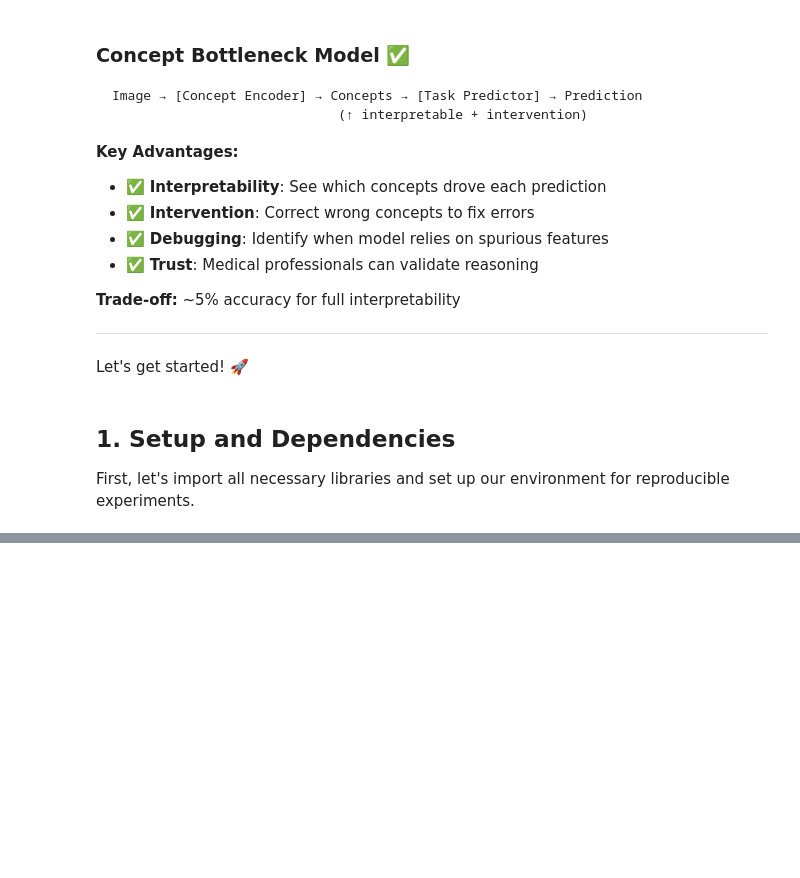
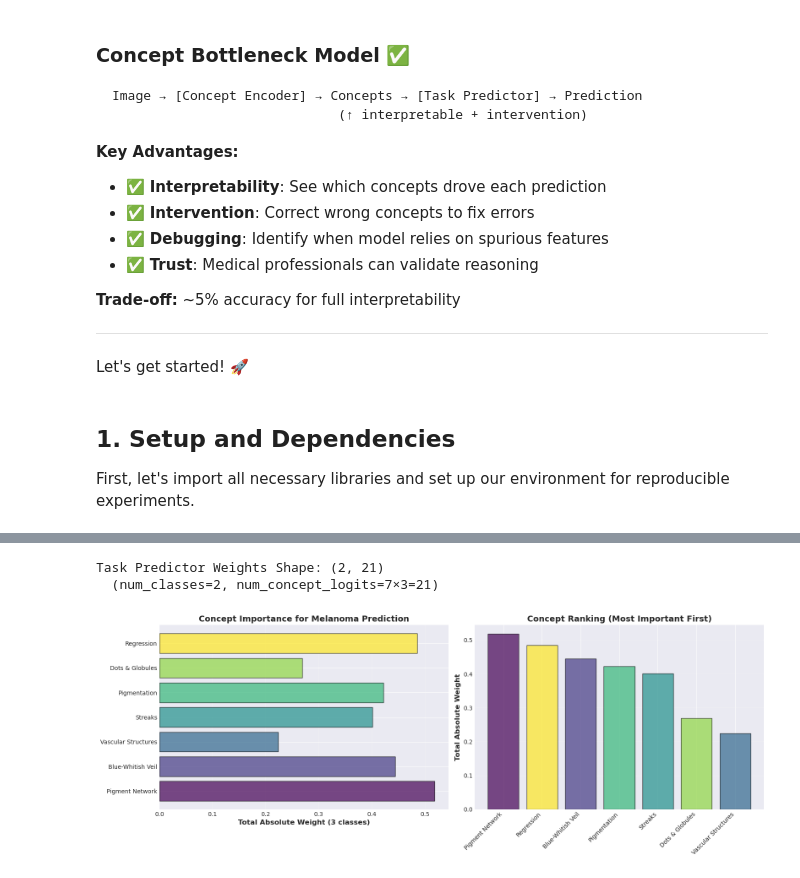
Before and after one commit to Matt-Cockayne/SkinCBM, a Jupyter notebook: notebooks/01_cbm_training_walkthrough.ipynb, the cells around one changed output, grey strips where cells are left out. Saved outputs shown, nothing was run; the diff lists cells and outputs as text; code cells hidden in the pictures; blank space fills up the shorter version.

```diff
--- a/notebooks/01_cbm_training_walkthrough.ipynb
+++ b/notebooks/01_cbm_training_walkthrough.ipynb
@@ -613,0 +699,69 @@ Now let's create PyTorch DataLoaders for efficient batch processing during train
+# %%
+# Get learned weights from linear task predictor
+# Shape: [num_classes=2, num_concept_logits=21]
+weights = best_model.task_predictor.predictor.weight.detach().cpu().numpy()
+
+print("Task Predictor Weights Shape:", weights.shape)
+print("  (num_classes=2, num_concept_logits=7×3=21)")
+
+# For each concept, sum the absolute weights across its 3 classes
+concept_importances = []
+for concept_idx in range(7):
+    # Get weights for this concept's 3 classes
+    start_idx = concept_idx * 3
+    end_idx = start_idx + 3
+
+    # Sum absolute values of melanoma class weights for these 3 classes
+    melanoma_weight = np.abs(weights[1, start_idx:end_idx]).sum()
+    concept_importances.append(melanoma_weight)
+
+concept_importances = np.array(concept_importances)
+
+# Visualize
+fig, (ax1, ax2) = plt.subplots(1, 2, figsize=(16, 6))
+
+# Bar plot of concept importance
+concept_names_display = CONCEPT_NAMES
+colors = plt.cm.viridis(np.linspace(0, 1, 7))
+
+ax1.barh(range(len(CONCEPT_NAMES)), concept_importances, color=colors, alpha=0.7, edgecolor='black')
+ax1.set_yticks(range(len(CONCEPT_NAMES)))
+ax1.set_yticklabels(concept_names_display)
+ax1.set_xlabel('Total Absolute Weight (3 classes)', fontsize=12, fontweight='bold')
+ax1.set_title('Concept Importance for Melanoma Prediction', fontsize=14, fontweight='bold')
+ax1.grid(axis='x', alpha=0.3)
+
+# Sorted by importance
+sorted_idx = np.argsort(concept_importances)[::-1]
+
+ax2.bar(range(len(CONCEPT_NAMES)), concept_importances[sorted_idx],
+        color=colors[sorted_idx], alpha=0.7, edgecolor='black')
+ax2.set_xticks(range(len(CONCEPT_NAMES)))
+ax2.set_xticklabels([concept_names_display[i] for i in sorted_idx], rotation=45, ha='right')
+ax2.set_ylabel('Total Absolute Weight', fontsize=12, fontweight='bold')
+ax2.set_title('Concept Ranking (Most Important First)', fontsize=14, fontweight='bold')
+ax2.grid(axis='y', alpha=0.3)
+
+plt.tight_layout()
+plt.show()
+
+# Print interpretation
+print("\n" + "=" * 70)
+print("Concept Importance Analysis:")
+print("=" * 70)
+print("\nRanked by total influence on melanoma prediction:\n")
+
+for rank, idx in enumerate(sorted_idx, 1):
+    importance = concept_importances[idx]
+    print(f"  {rank}. {concept_names_display[idx]:25s} {importance:.3f}")
+
+print("\n" + "=" * 70)
+print("Interpretation:")
+print("=" * 70)
+print("Higher values = More influence on final diagnosis")
+print("These weights show how much the model relies on each concept")
+print("for making its melanoma vs non-melanoma decision.")
+# %% [output]
+Task Predictor Weights Shape: (2, 21)
+  (num_classes=2, num_concept_logits=7×3=21)
+[figure, added]
```
Also changed, not shown: parts of 39 cells of this notebook, 30 other files.
